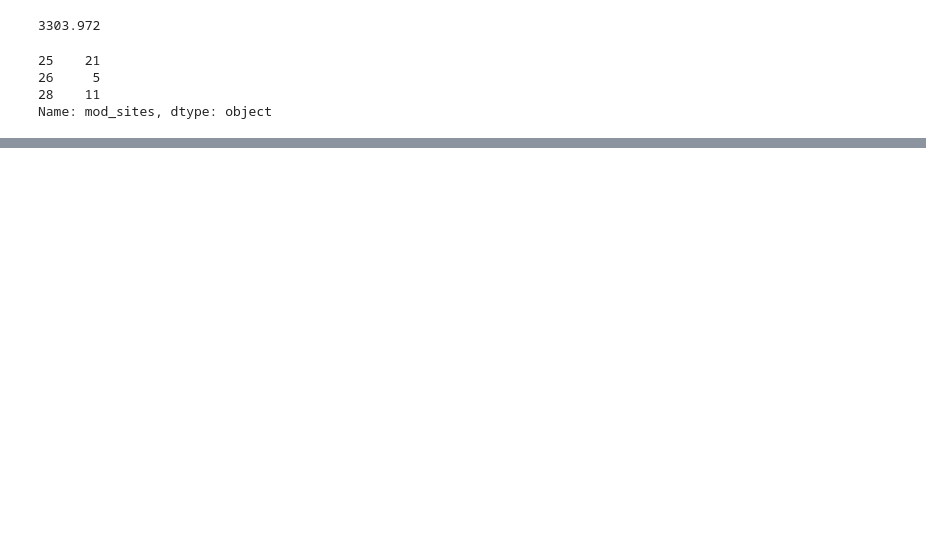
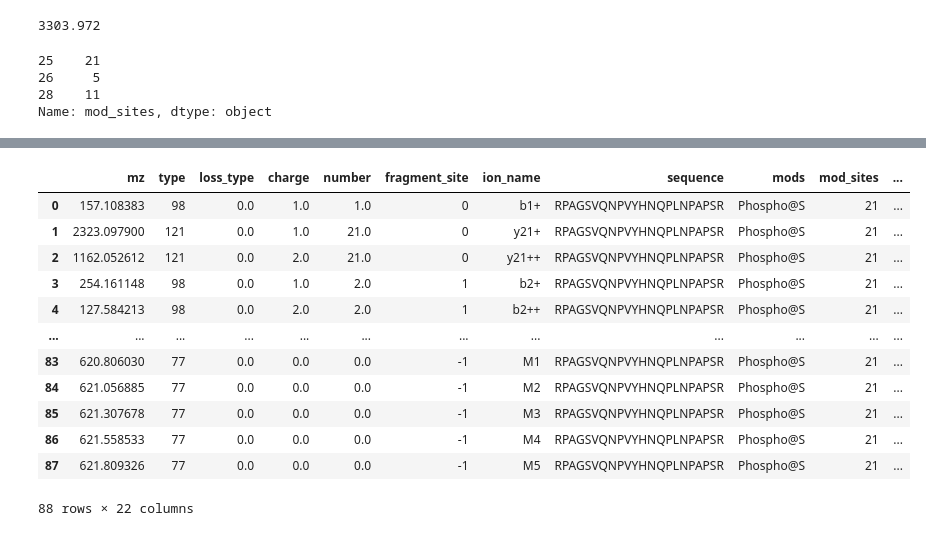
Before and after one commit to MannLabs/alpharaw, a Jupyter notebook: nbs/test_viz.ipynb, the cells around one changed output, grey strips where cells are left out. Drawn from its saved outputs; the diff is of its cells as text; code cells hidden in the pictures; blank space fills up the shorter version.

```diff
--- a/nbs/test_viz.ipynb
+++ b/nbs/test_viz.ipynb
@@ -617,0 +471,29 @@ plot_df
+# %%
+xic_plotter.rt_sec_win = 360
+plot_df = make_query_plot_df_for_peptide(
+    phos_seq, phos_mods, phos_sites,
+    phos_charge, xic_rt_sec,
+    ms_level=2, include_precursor_isotopes=True
+)
+plot_df["color"] = "lightblue"
+plot_df.loc[plot_df.fragment_site.isin(site_specific_idxes),"color"] = "red"
+fig = xic_plotter.plot(
+    phos_spec_df, phos_peak_df, plot_df.sort_values("color"),
+    title=plot_df.modified_sequence.values[0]
+)
+# %%
+plot_df
+# %% [output]
+|  | mz | type | loss_type | charge | number | fragment_site | ion_name | sequence | mods | mod_sites | ... |
+| 0 | 157.108383 | 98 | 0.0 | 1.0 | 1.0 | 0 | b1+ | RPAGSVQNPVYHNQPLNPAPSR | Phospho@S | 21 | ... |
+| 1 | 2323.097900 | 121 | 0.0 | 1.0 | 21.0 | 0 | y21+ | RPAGSVQNPVYHNQPLNPAPSR | Phospho@S | 21 | ... |
+| 2 | 1162.052612 | 121 | 0.0 | 2.0 | 21.0 | 0 | y21++ | RPAGSVQNPVYHNQPLNPAPSR | Phospho@S | 21 | ... |
+| 3 | 254.161148 | 98 | 0.0 | 1.0 | 2.0 | 1 | b2+ | RPAGSVQNPVYHNQPLNPAPSR | Phospho@S | 21 | ... |
+| 4 | 127.584213 | 98 | 0.0 | 2.0 | 2.0 | 1 | b2++ | RPAGSVQNPVYHNQPLNPAPSR | Phospho@S | 21 | ... |
+| ... | ... | ... | ... | ... | ... | ... | ... | ... | ... | ... | ... |
+| 83 | 620.806030 | 77 | 0.0 | 0.0 | 0.0 | -1 | M1 | RPAGSVQNPVYHNQPLNPAPSR | Phospho@S | 21 | ... |
+| 84 | 621.056885 | 77 | 0.0 | 0.0 | 0.0 | -1 | M2 | RPAGSVQNPVYHNQPLNPAPSR | Phospho@S | 21 | ... |
+| 85 | 621.307678 | 77 | 0.0 | 0.0 | 0.0 | -1 | M3 | RPAGSVQNPVYHNQPLNPAPSR | Phospho@S | 21 | ... |
+| 86 | 621.558533 | 77 | 0.0 | 0.0 | 0.0 | -1 | M4 | RPAGSVQNPVYHNQPLNPAPSR | Phospho@S | 21 | ... |
+| 87 | 621.809326 | 77 | 0.0 | 0.0 | 0.0 | -1 | M5 | RPAGSVQNPVYHNQPLNPAPSR | Phospho@S | 21 | ... |
+88 rows × 22 columns
```
Also changed, not shown: parts of 26 cells of this notebook, 8 other files.
